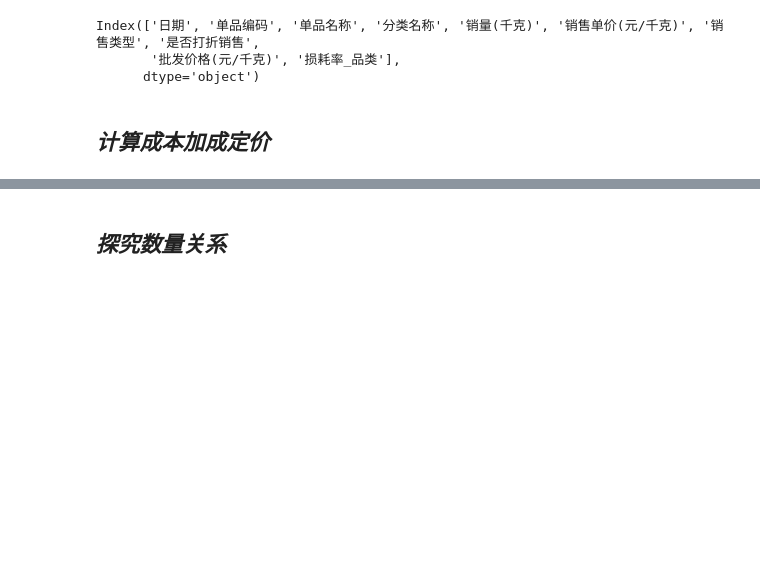
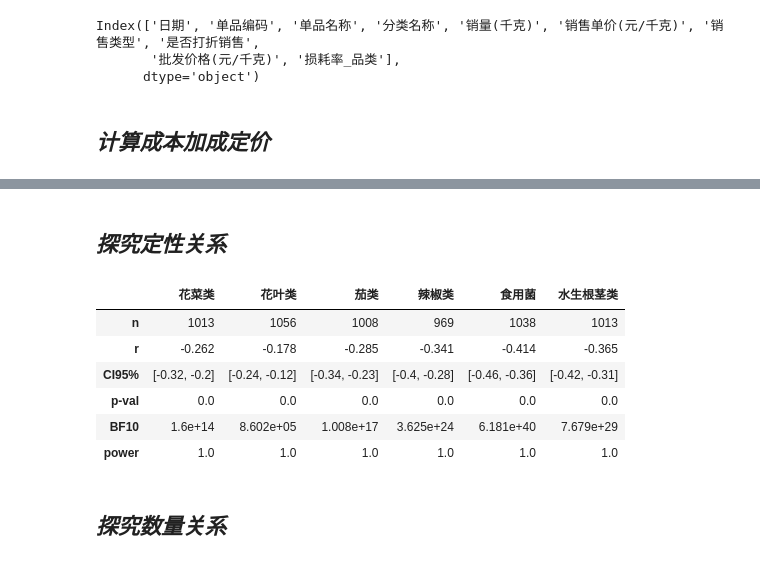
Before and after one commit to XingA02/CUMCM-2023C, a Jupyter notebook: 2_1_销量-成本加成定价.ipynb, the cells around one changed output, grey strips where cells are left out. Saved outputs shown, nothing was run; the diff lists cells and outputs as text; code cells hidden in the pictures; blank space fills up the shorter version.

```diff
--- a/2_1_销量-成本加成定价.ipynb
+++ b/2_1_销量-成本加成定价.ipynb
@@ -106,0 +129,28 @@ For example, when doing 'df[col].method(value, inplace=True)', try using 'df.met
+# %% [markdown]
+## ***探究定性关系***
+# %%
+corr1 = pg.corr(df_1['销量(千克)'], df_1['成本加成定价']).round(3)
+corr2 = pg.corr(df_2['销量(千克)'], df_2['成本加成定价']).round(3)
+corr3 = pg.corr(df_3['销量(千克)'], df_3['成本加成定价']).round(3)
+corr4 = pg.corr(df_4['销量(千克)'], df_4['成本加成定价']).round(3)
+corr5 = pg.corr(df_5['销量(千克)'], df_5['成本加成定价']).round(3)
+corr6 = pg.corr(df_6['销量(千克)'], df_6['成本加成定价']).round(3)
+
+result_corr = pd.DataFrame({
+    '花菜类': corr1.values.flatten(),
+    '花叶类': corr2.values.flatten(),
+    '茄类': corr3.values.flatten(),
+    '辣椒类': corr4.values.flatten(),
+    '食用菌': corr5.values.flatten(),
+    '水生根茎类': corr6.values.flatten()
+}, index=corr1.columns
+)
+result_corr
+# %% [output]
+|  | 花菜类 | 花叶类 | 茄类 | 辣椒类 | 食用菌 | 水生根茎类 |
+| n | 1013 | 1056 | 1008 | 969 | 1038 | 1013 |
+| r | -0.262 | -0.178 | -0.285 | -0.341 | -0.414 | -0.365 |
+| CI95% | [-0.32, -0.2] | [-0.24, -0.12] | [-0.34, -0.23] | [-0.4, -0.28] | [-0.46, -0.36] | [-0.42, -0.31] |
+| p-val | 0.0 | 0.0 | 0.0 | 0.0 | 0.0 | 0.0 |
+| BF10 | 1.6e+14 | 8.602e+05 | 1.008e+17 | 3.625e+24 | 6.181e+40 | 7.679e+29 |
+| power | 1.0 | 1.0 | 1.0 | 1.0 | 1.0 | 1.0 |
```
Also changed, not shown: parts of 9 cells of this notebook, 22 other files.
